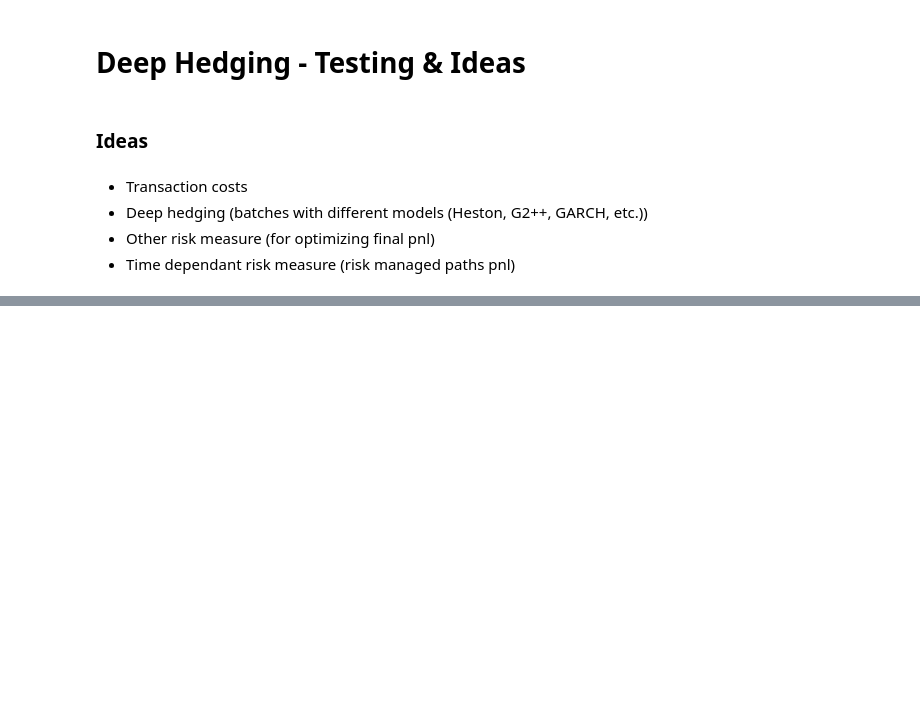
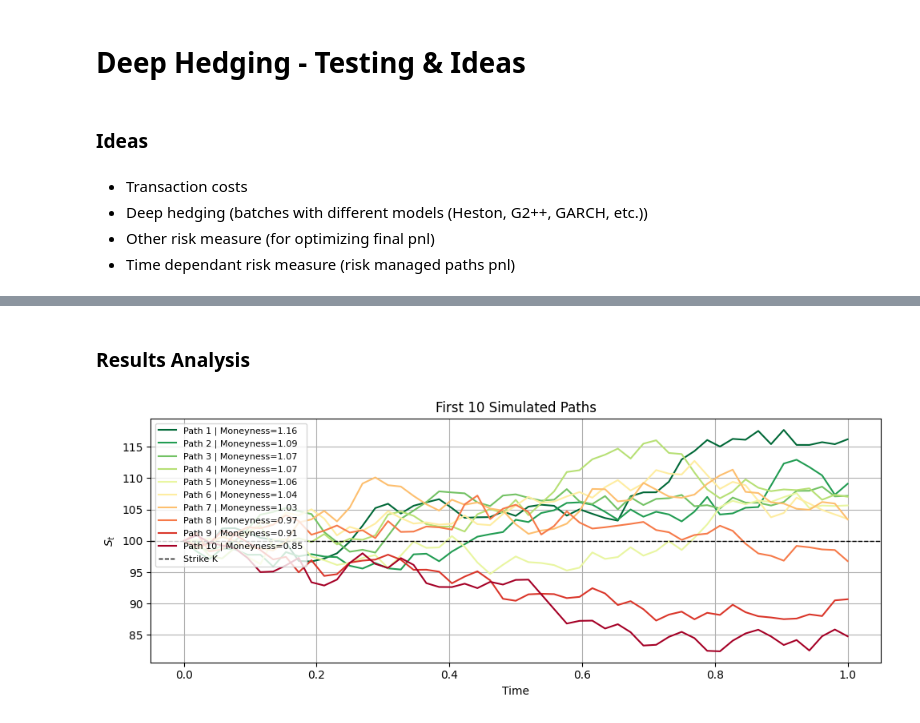
Before and after one commit to victorlabrecque/Research-Deep-Hedging-Volatility, a Jupyter notebook: Exploring_Deep_Hedging.ipynb, the cells around one changed output, grey strips where cells are left out. Drawn from its saved outputs; the diff is of its cells as text; code cells hidden in the pictures; blank space fills up the shorter version.

Commit message:
results analysis

```diff
--- a/Exploring_Deep_Hedging.ipynb
+++ b/Exploring_Deep_Hedging.ipynb
@@ -215,0 +282,36 @@ deltas, pnl = model.test_deephedging(S_test, initial_portfolio, risk='mse', alph
+# %% [markdown]
+### Results Analysis
+# %%
+def plot_n_paths(paths, n, m=0):
+    """
+    Plot the first n paths of the simulated stock prices
+    Paths are ranked by terminal moneyness
+    """
+    #global variables K, T
+    global K, T
+
+    first_n = paths[m:n+m,:]
+    sort_idx = np.argsort(first_n[:, -1])[::-1]
+    first_n = first_n[sort_idx, :]
+
+    time_axis = np.linspace(0, T, first_n.shape[1])
+    cmap = plt.cm.RdYlGn
+    colors = [cmap(i / (n - 1)) for i in range(n-1,-1,-1)]
+
+    plt.figure(figsize=(10,4))
+    for i, (path, color) in enumerate(zip(first_n, colors)):
+        moneyness = path[-1] / K
+        plt.plot(time_axis, path, color=color, label=f'Path {i+1} | Moneyness={moneyness:.2f}')
+
+    plt.axhline(K, color='black', linestyle='--', linewidth=1, label='Strike K')
+    plt.title(f'First {n} Simulated Paths')
+    plt.xlabel('Time')
+    plt.ylabel('$S_t$')
+    plt.legend(loc='upper left', fontsize=8)
+    plt.grid()
+    plt.tight_layout()
+    plt.show()
+# %%
+plot_n_paths(S_test, n=10)
+# %% [output]
+[figure, added]
```
Also changed, not shown: parts of 22 cells of this notebook.
